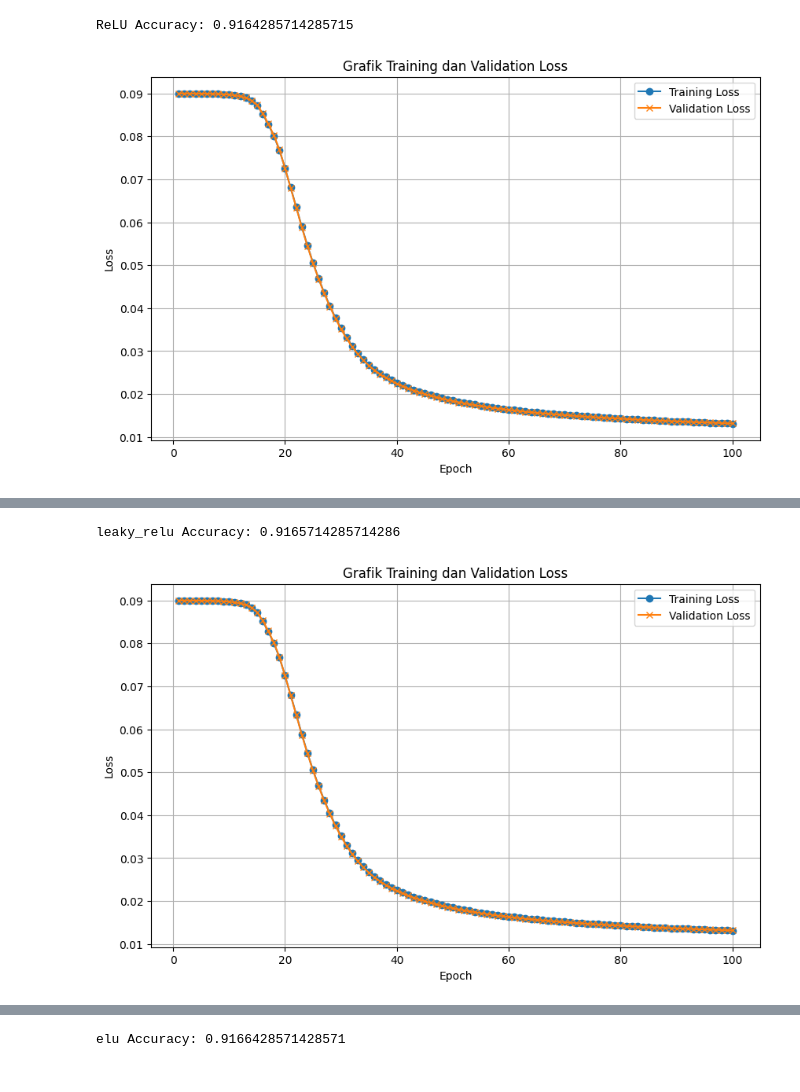
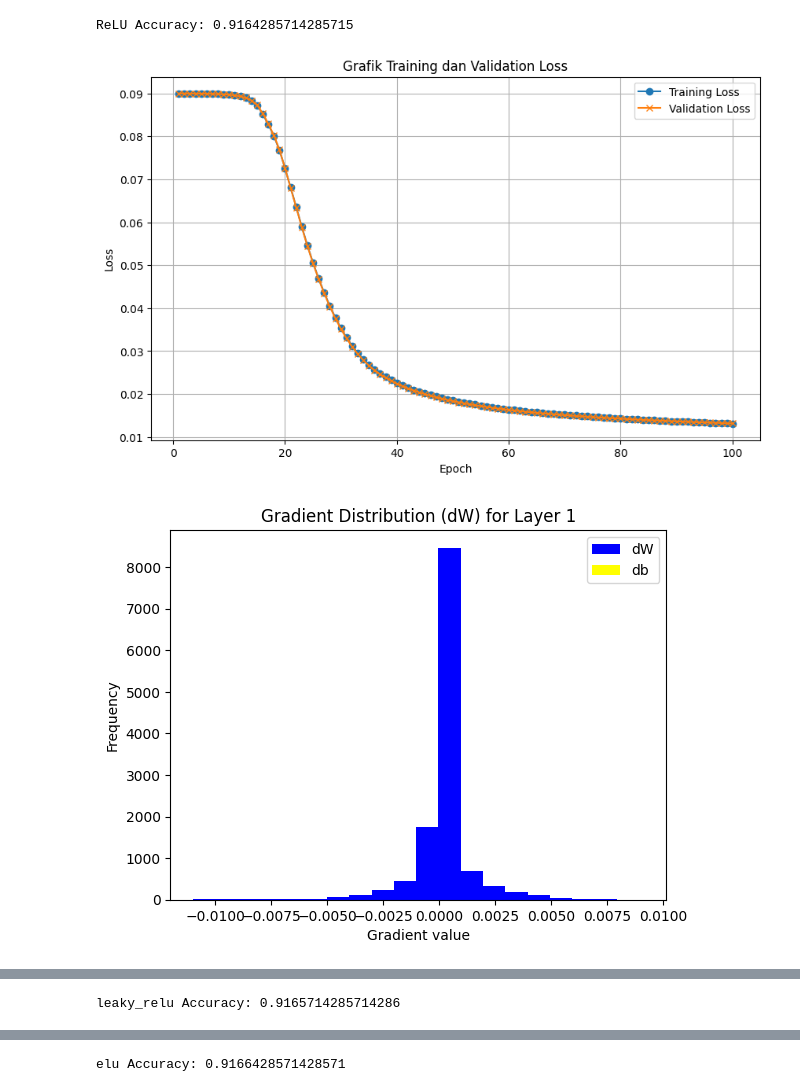
Before and after one commit to DrwnRstnly/48-IF3270-FFNN, a Jupyter notebook: src/test.ipynb, the cells around one changed output, grey strips where cells are left out. Saved outputs shown, nothing was run; the diff lists cells and outputs as text; code cells hidden in the pictures.

```diff
--- a/src/test.ipynb
+++ b/src/test.ipynb
@@ -177,7 +183,10 @@ y_preds_relu = np.argmax(y_preds_relu, axis=1)
 print(f'ReLU Accuracy: {accuracy_score(y_val_raw, y_preds_relu)}')
 # %% [output]
 ReLU Accuracy: 0.9164285714285715
-# %%
-nn_model_relu.plot_training_loss(history_relu)
-# %% [output]
-[figure, removed]
+# %%
+nn_model_relu.plot_training_loss(history_relu)
+nn_model_relu.plot_gradient_distribution([0,1])
+nn_model_relu.plot_gradient_distribution([0,1])
+# %% [output]
+[figure, added]
+[figure, added]
@@ -195,7 +207,3 @@ y_preds_leaky_relu = np.argmax(y_preds_leaky_relu, axis=1)
 print(f'leaky_relu Accuracy: {accuracy_score(y_val_raw, y_preds_leaky_relu)}')
 # %% [output]
 leaky_relu Accuracy: 0.9165714285714286
-# %%
-nn_model_leaky_relu.plot_training_loss(history_leaky_relu)
-# %% [output]
-[figure, removed]
```
Also changed, not shown: parts of 37 cells of this notebook.
